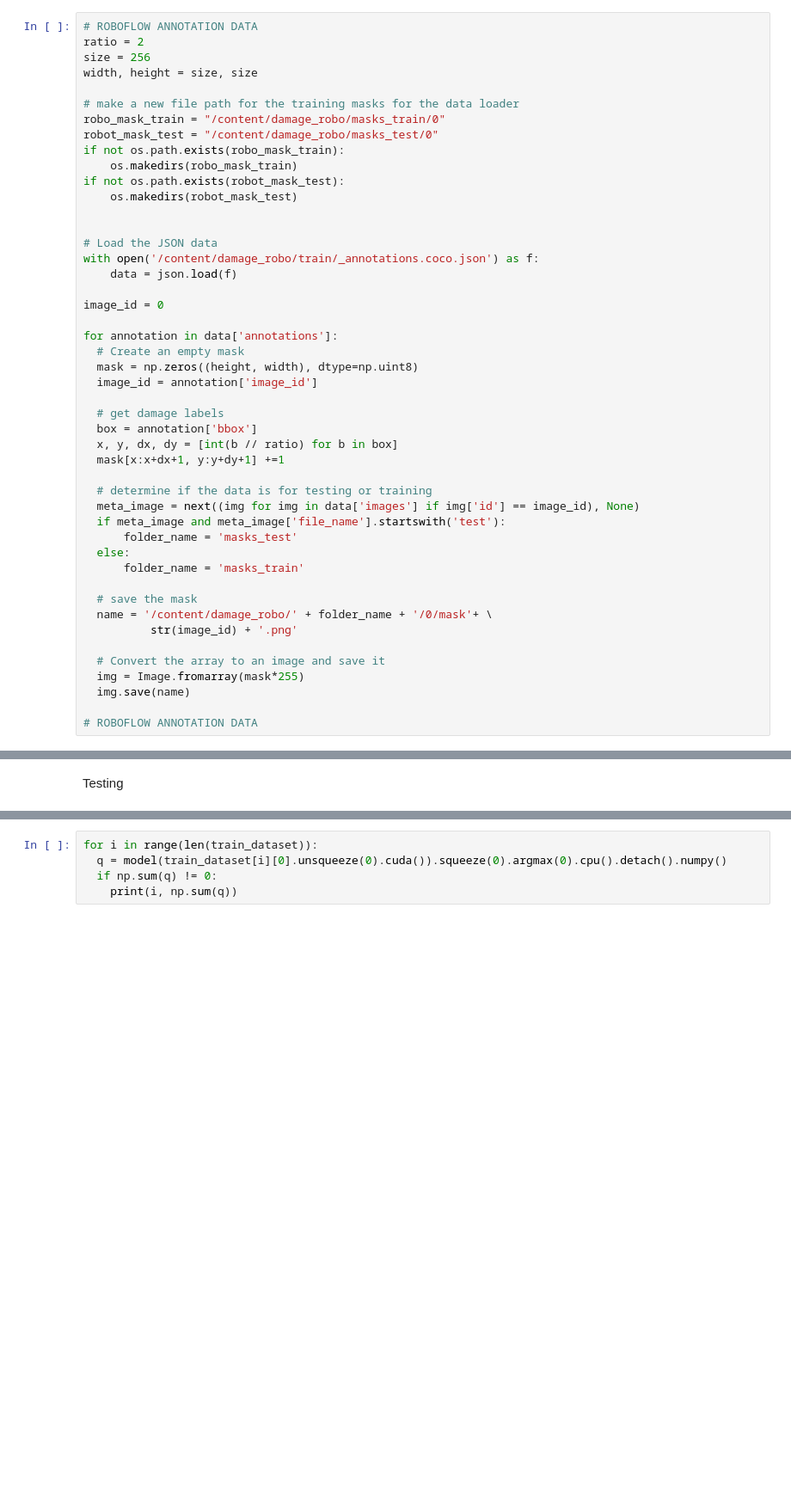
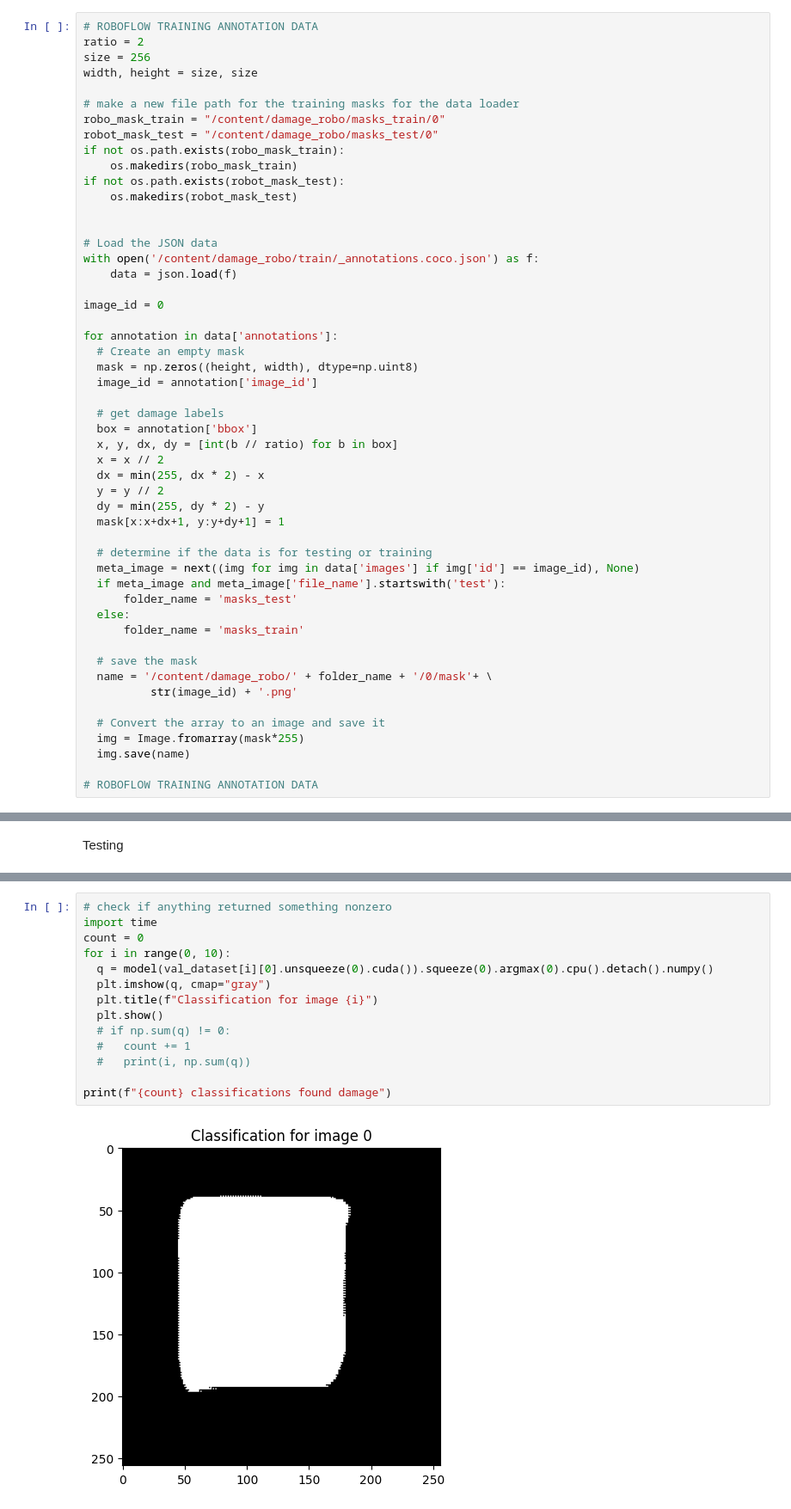
Before and after one commit to binDebug3/Casper, a Jupyter notebook: DeepLearning/DamageClassifier.ipynb, the cells around one changed output, grey strips where cells are left out. Shown at 86% size. Cells and saved outputs as stored; diff of their text form; blank space fills up the shorter version.

```diff
--- a/DeepLearning/DamageClassifier.ipynb
+++ b/DeepLearning/DamageClassifier.ipynb
@@ -199,5 +234,5 @@ for annotation in data['annotations']:
 # %%
-# ROBOFLOW ANNOTATION DATA
+# ROBOFLOW TRAINING ANNOTATION DATA
 ratio = 2
 size = 256
 width, height = size, size
@@ -225,7 +260,11 @@ for annotation in data['annotations']:
   # get damage labels
   box = annotation['bbox']
   x, y, dx, dy = [int(b // ratio) for b in box]
-  mask[x:x+dx+1, y:y+dy+1] +=1
+  x = x // 2
+  dx = min(255, dx * 2) - x
+  y = y // 2
+  dy = min(255, dy * 2) - y
+  mask[x:x+dx+1, y:y+dy+1] = 1
 
   # determine if the data is for testing or training
   meta_image = next((img for img in data['images'] if img['id'] == image_id), None)
@@ -242,4 +281,4 @@ for annotation in data['annotations']:
   img = Image.fromarray(mask*255)
   img.save(name)
 
-# ROBOFLOW ANNOTATION DATA
+# ROBOFLOW TRAINING ANNOTATION DATA
@@ -501,5 +606,16 @@ print(len(train_dataset))
 # %%
-for i in range(len(train_dataset)):
-  q = model(train_dataset[i][0].unsqueeze(0).cuda()).squeeze(0).argmax(0).cpu().detach().numpy()
-  if np.sum(q) != 0:
-    print(i, np.sum(q))
+# check if anything returned something nonzero
+import time
+count = 0
+for i in range(0, 10):
+  q = model(val_dataset[i][0].unsqueeze(0).cuda()).squeeze(0).argmax(0).cpu().detach().numpy()
+  plt.imshow(q, cmap="gray")
+  plt.title(f"Classification for image {i}")
+  plt.show()
+  # if np.sum(q) != 0:
+  #   count += 1
+  #   print(i, np.sum(q))
+
+print(f"{count} classifications found damage")
+# %% [output]
+[figure, added]
```
Also changed, not shown: parts of 17 cells of this notebook.
